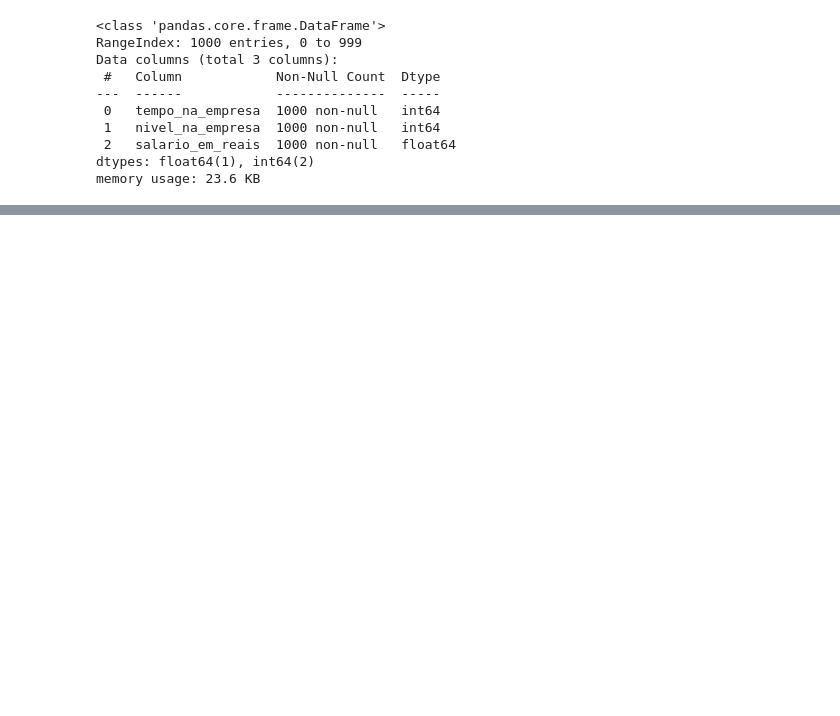
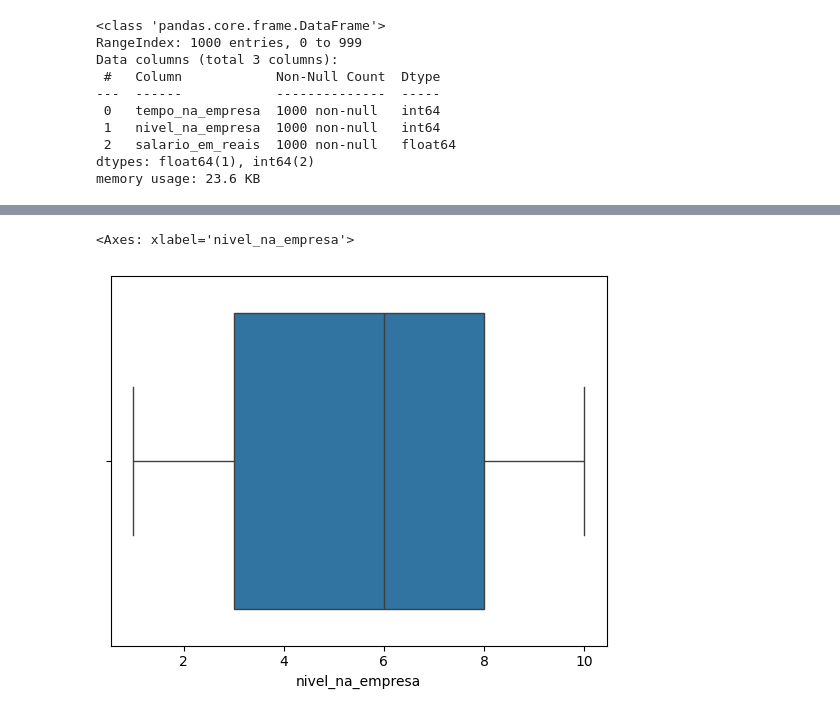
Before and after one commit to RanielliMontagna/ia-learning, a Jupyter notebook: polynomial_regression/salary_model.ipynb, the cells around one changed output, grey strips where cells are left out. Drawn from its saved outputs; the diff is of its cells as text; code cells hidden in the pictures; blank space fills up the shorter version.

```diff
--- a/polynomial_regression/salary_model.ipynb
+++ b/polynomial_regression/salary_model.ipynb
@@ -27,0 +72,5 @@ df_salary_bucketing = df_salary.copy()
+# %%
+sns.boxplot(data=df_salary_eda, x="nivel_na_empresa")
+# %% [output]
+<Axes: xlabel='nivel_na_empresa'>
+[figure, added]
```
Also changed, not shown: parts of 15 cells of this notebook.
